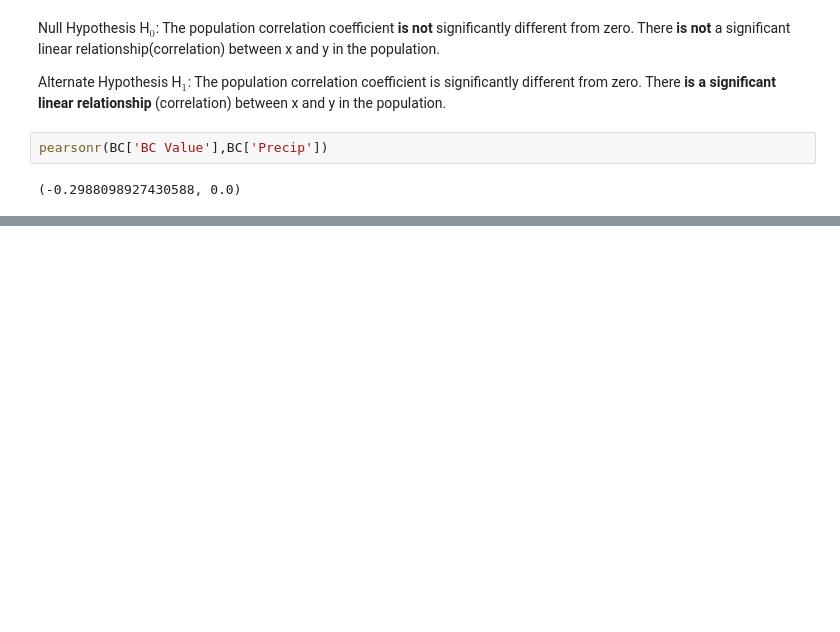
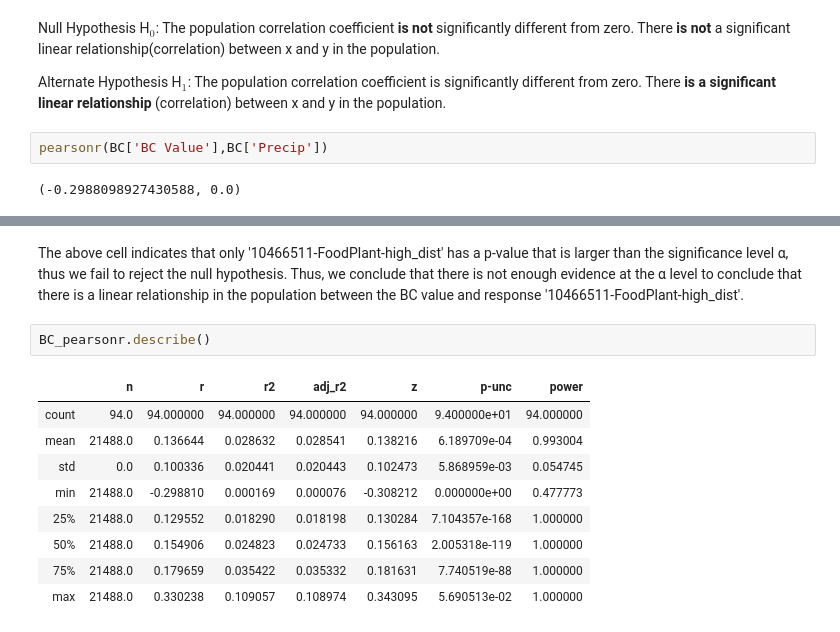
Before and after one commit to varsha2509/Springboard-DS, a Jupyter notebook: Capstone1/Idea3/Statistical-Data-Analysis.ipynb, the cells around one changed output, grey strips where cells are left out. Drawn from its saved outputs; the diff is of its cells as text; blank space fills up the shorter version.

```diff
--- a/Capstone1/Idea3/Statistical-Data-Analysis.ipynb
+++ b/Capstone1/Idea3/Statistical-Data-Analysis.ipynb
@@ -161,0 +180,14 @@ pg.pairwise_corr(BC, method='pearson')
+# %% [markdown]
+The above cell indicates that only '10466511-FoodPlant-high_dist' has a p-value that is larger than the significance level α, thus we fail to reject the null hypothesis. Thus, we conclude that there is not enough evidence at the  α level to conclude that there is a linear relationship in the population between the BC value and response '10466511-FoodPlant-high_dist'.
+# %%
+BC_pearsonr.describe()
+# %% [output]
+|  | n | r | r2 | adj_r2 | z | p-unc | power |
+| count | 94.0 | 94.000000 | 94.000000 | 94.000000 | 94.000000 | 9.400000e+01 | 94.000000 |
+| mean | 21488.0 | 0.136644 | 0.028632 | 0.028541 | 0.138216 | 6.189709e-04 | 0.993004 |
+| std | 0.0 | 0.100336 | 0.020441 | 0.020443 | 0.102473 | 5.868959e-03 | 0.054745 |
+| min | 21488.0 | -0.298810 | 0.000169 | 0.000076 | -0.308212 | 0.000000e+00 | 0.477773 |
+| 25% | 21488.0 | 0.129552 | 0.018290 | 0.018198 | 0.130284 | 7.104357e-168 | 1.000000 |
+| 50% | 21488.0 | 0.154906 | 0.024823 | 0.024733 | 0.156163 | 2.005318e-119 | 1.000000 |
+| 75% | 21488.0 | 0.179659 | 0.035422 | 0.035332 | 0.181631 | 7.740519e-88 | 1.000000 |
+| max | 21488.0 | 0.330238 | 0.109057 | 0.108974 | 0.343095 | 5.690513e-02 | 1.000000 |
```
Also changed, not shown: parts of 10 cells of this notebook.
